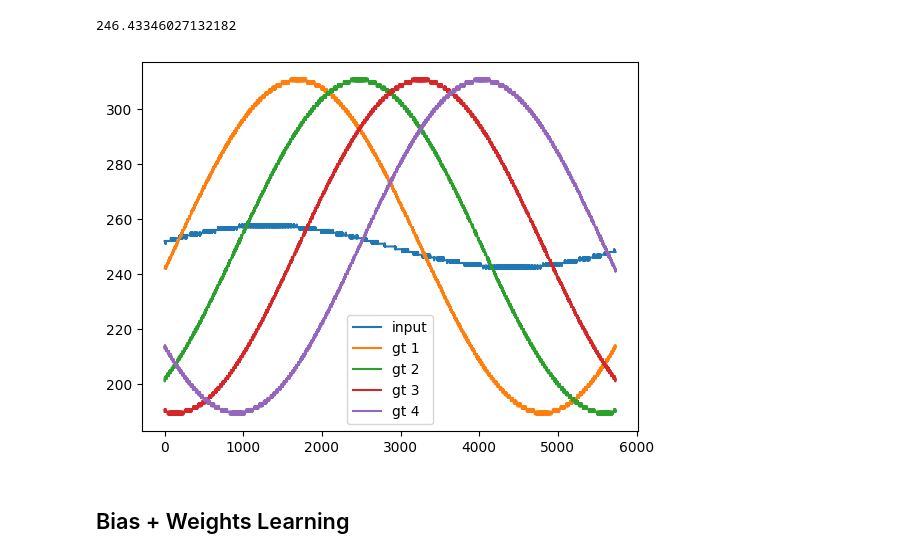
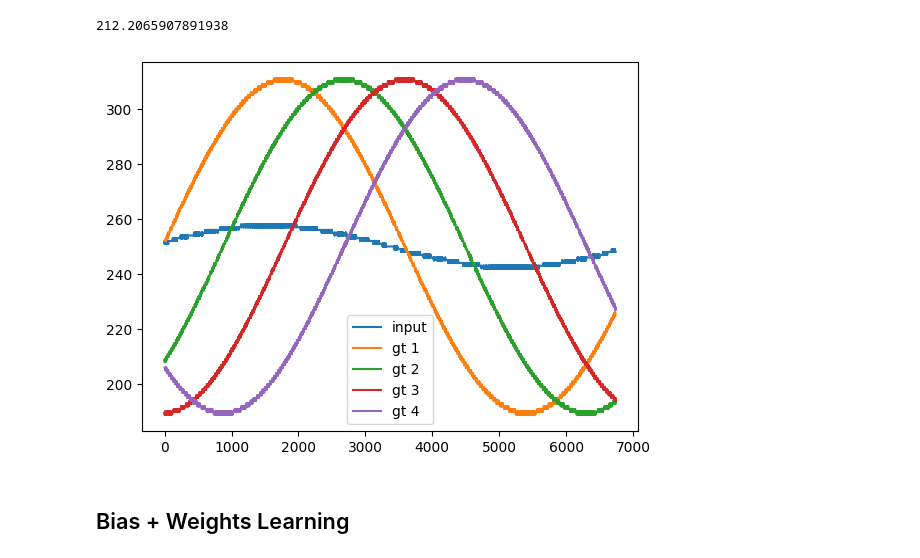
Before and after one commit to yakir4123/SNN-SCTN, a Jupyter notebook: notebooks/supervised_stdp_resonator.ipynb, the cells around one changed output. Cells and saved outputs as stored; diff of their text form; code cells hidden in the pictures.

```diff
--- a/notebooks/supervised_stdp_resonator.ipynb
+++ b/notebooks/supervised_stdp_resonator.ipynb
@@ -69,7 +69,7 @@ def smooth(arr, size):
     return res
 
 clk_freq = 1536000
-freq0 = 246
+freq0 = 212
 lf = 4
 best_lp = lp_by_lf(lf, freq0, clk_freq)
 freq0 = freq_of_resonator(clk_freq, lf, best_lp)
@@ -80,7 +80,7 @@ t = x * 2 * np.pi * freq0
 sine_wave = np.sin(t)
 freq0
 # %% [output]
-246.43346027132182
+212.2065907891938
 # %%
 %matplotlib inline
 
@@ -97,35 +97,39 @@ wave_length = int(clk_freq/freq0)
 resonator.log_out_spikes(-1)
 resonator.input_full_data(sine_wave)
 
 resonator_input = neuron_output(resonator.neurons[0], freq0, shift_degrees=0)
 rresonator_input = events_to_spikes(resonator_input-resonator_input[0], run_window=spikes_window, spikes_arr_size=int(clk_freq/freq0)+1)
 
 ground_truth = []
-for phase_shift in [22.5, 67.5, 112.5, 157.5]:
+# phase_shifts = [22.5, 67.5, 112.5, 157.5]
+# phase_shifts = [22.5] + [45]*3
+phase_shifts = [11] + [45]*3
+phase_shifts = np.cumsum(phase_shifts)
+for phase_shift in phase_shifts:
     phase_shift /= 360
     resonator.input_full_data(sine_wave[int((1-phase_shift)*wave_length):int((20-phase_shift)*wave_length)])
     resonator.log_out_spikes(-1)
     resonator.forget_logs()
 
     resonator.input_full_data(8*sine_wave[int((1-phase_shift)*wave_length):])
     ground_truth.append(neuron_output(resonator.neurons[0], freq0))
 
 gt1 = ground_truth[0]
 gt2 = ground_truth[1]
 gt3 = ground_truth[2]
 gt4 = ground_truth[3]
 rolling_gt = []
 plt.plot(rresonator_input, label=f'input')
 for i, gt in enumerate(ground_truth):
     rolling_gt.append(events_to_spikes(gt-resonator_input[0], run_window=spikes_window, spikes_arr_size=int(clk_freq/freq0)+1))
     plt.plot(rolling_gt[i], label=f'gt {i+1}')
 
 gt_wave_amplitudes = [(o.max(), o.min()) for o in rolling_gt]
 
 plt.legend()
 plt.show()
 # %% [output]
-[figure, old version]
+[figure, new version]
 # %%
 
 def simple_resonator(
```
Also changed, not shown: parts of 15 cells of this notebook, 3 other files.
